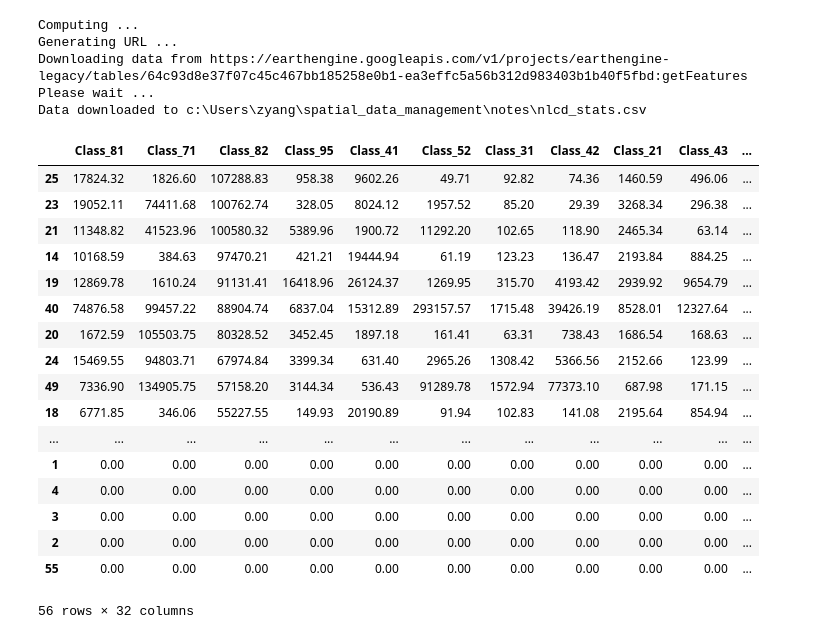
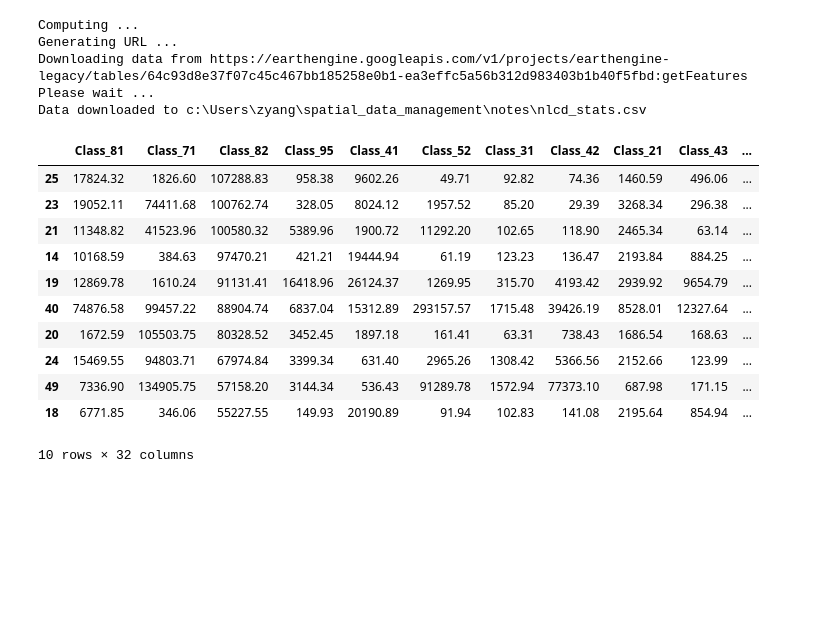
Before and after one commit to zyang91/spatial_data_management, a Jupyter notebook: notes/lecture14.ipynb, the cells around one changed output. Cells and saved outputs as stored; diff of their text form; code cells hidden in the pictures; blank space fills up the shorter version.

```diff
--- a/notes/lecture14.ipynb
+++ b/notes/lecture14.ipynb
@@ -106,23 +106,17 @@ Downloading data from https://earthengine.googleapis.com/v1/projects/earthengine
 Please wait ...
 Data downloaded to c:\Users\zyang\spatial_data_management\notes\nlcd_stats.csv
 # %%
-geemap.csv_to_df(nlcd_stats).sort_values('Class_82', ascending=False)
+geemap.csv_to_df(nlcd_stats).sort_values('Class_82', ascending=False).head(10)
 # %% [output]
 |  | Class_81 | Class_71 | Class_82 | Class_95 | Class_41 | Class_52 | Class_31 | Class_42 | Class_21 | Class_43 | ... |
 | 25 | 17824.32 | 1826.60 | 107288.83 | 958.38 | 9602.26 | 49.71 | 92.82 | 74.36 | 1460.59 | 496.06 | ... |
 | 23 | 19052.11 | 74411.68 | 100762.74 | 328.05 | 8024.12 | 1957.52 | 85.20 | 29.39 | 3268.34 | 296.38 | ... |
 | 21 | 11348.82 | 41523.96 | 100580.32 | 5389.96 | 1900.72 | 11292.20 | 102.65 | 118.90 | 2465.34 | 63.14 | ... |
 | 14 | 10168.59 | 384.63 | 97470.21 | 421.21 | 19444.94 | 61.19 | 123.23 | 136.47 | 2193.84 | 884.25 | ... |
 | 19 | 12869.78 | 1610.24 | 91131.41 | 16418.96 | 26124.37 | 1269.95 | 315.70 | 4193.42 | 2939.92 | 9654.79 | ... |
 | 40 | 74876.58 | 99457.22 | 88904.74 | 6837.04 | 15312.89 | 293157.57 | 1715.48 | 39426.19 | 8528.01 | 12327.64 | ... |
 | 20 | 1672.59 | 105503.75 | 80328.52 | 3452.45 | 1897.18 | 161.41 | 63.31 | 738.43 | 1686.54 | 168.63 | ... |
 | 24 | 15469.55 | 94803.71 | 67974.84 | 3399.34 | 631.40 | 2965.26 | 1308.42 | 5366.56 | 2152.66 | 123.99 | ... |
 | 49 | 7336.90 | 134905.75 | 57158.20 | 3144.34 | 536.43 | 91289.78 | 1572.94 | 77373.10 | 687.98 | 171.15 | ... |
 | 18 | 6771.85 | 346.06 | 55227.55 | 149.93 | 20190.89 | 91.94 | 102.83 | 141.08 | 2195.64 | 854.94 | ... |
-| ... | ... | ... | ... | ... | ... | ... | ... | ... | ... | ... | ... |
-| 1 | 0.00 | 0.00 | 0.00 | 0.00 | 0.00 | 0.00 | 0.00 | 0.00 | 0.00 | 0.00 | ... |
-| 4 | 0.00 | 0.00 | 0.00 | 0.00 | 0.00 | 0.00 | 0.00 | 0.00 | 0.00 | 0.00 | ... |
-| 3 | 0.00 | 0.00 | 0.00 | 0.00 | 0.00 | 0.00 | 0.00 | 0.00 | 0.00 | 0.00 | ... |
-| 2 | 0.00 | 0.00 | 0.00 | 0.00 | 0.00 | 0.00 | 0.00 | 0.00 | 0.00 | 0.00 | ... |
-| 55 | 0.00 | 0.00 | 0.00 | 0.00 | 0.00 | 0.00 | 0.00 | 0.00 | 0.00 | 0.00 | ... |
-56 rows × 32 columns
+10 rows × 32 columns
```
